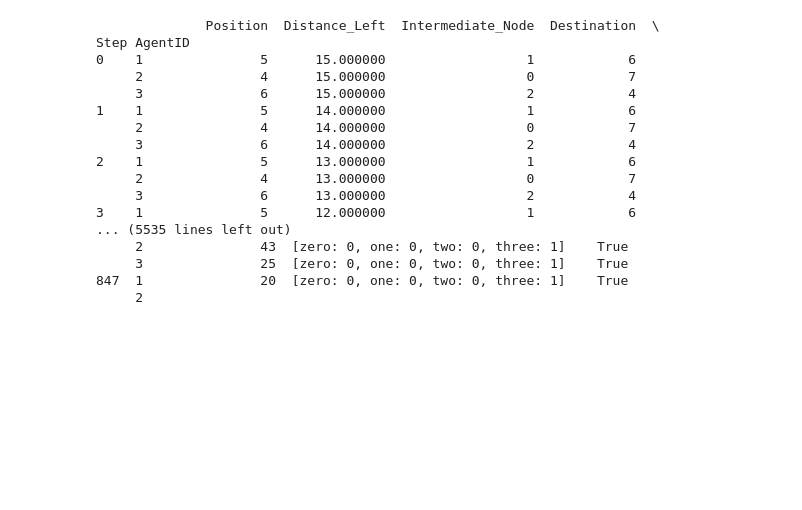
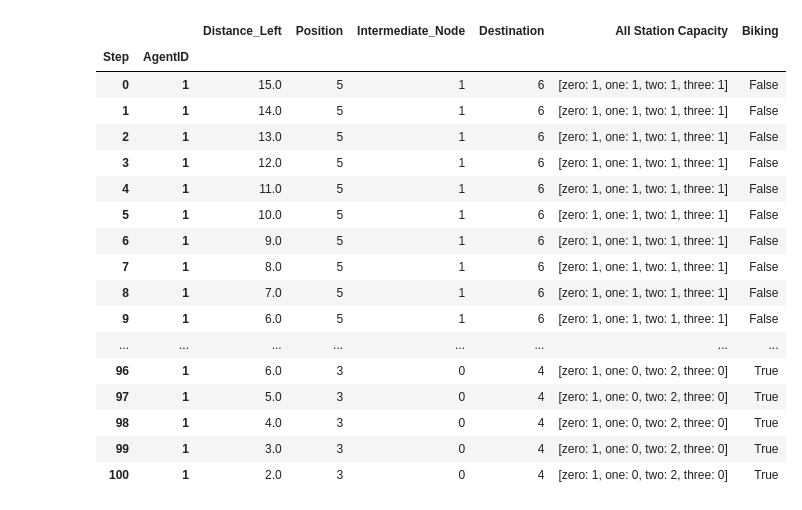
Before and after one commit to devddesai/metrobike, a Jupyter notebook: metrobike.ipynb, the cells around one changed output. Drawn from its saved outputs; the diff is of its cells as text; code cells hidden in the pictures; blank space fills up the shorter version.

```diff
--- a/metrobike.ipynb
+++ b/metrobike.ipynb
@@ -220,17 +221,36 @@ class MyModel(Model):
 # %%
 # model testing for 1 agent; looks to be working correctly.
 model = MyModel(1, seed=1)
-for i in range(1000):
+for i in range(100):
     # print(model.agents[0].get_agent_position(), model.agents[0].get_distance_left(), model.agents[0].get_agent_destination(), model.agents[0].get_intermediate_node())
     model.step()
 
 agent_data = model.datacollector.get_agent_vars_dataframe()
 agent_id = 1
 agent_specific_data = agent_data[agent_data.index.get_level_values('AgentID') == agent_id]
 pd.set_option('display.max_rows', None)
 agent_specific_data[['Position', 'Distance_Left', 'Intermediate_Node', 'Destination', 'All Station Capacity']]
 display(agent_specific_data[['Distance_Left', "Position", 'Intermediate_Node', 'Destination', 'All Station Capacity', 'Biking']]
 )
+# %% [output]
+|  |  | Distance_Left | Position | Intermediate_Node | Destination | All Station Capacity | Biking |
+| Step | AgentID |  |  |  |  |  |  |
+| 0 | 1 | 15.0 | 5 | 1 | 6 | [zero: 1, one: 1, two: 1, three: 1] | False |
+| 1 | 1 | 14.0 | 5 | 1 | 6 | [zero: 1, one: 1, two: 1, three: 1] | False |
+| 2 | 1 | 13.0 | 5 | 1 | 6 | [zero: 1, one: 1, two: 1, three: 1] | False |
+| 3 | 1 | 12.0 | 5 | 1 | 6 | [zero: 1, one: 1, two: 1, three: 1] | False |
+| 4 | 1 | 11.0 | 5 | 1 | 6 | [zero: 1, one: 1, two: 1, three: 1] | False |
+| 5 | 1 | 10.0 | 5 | 1 | 6 | [zero: 1, one: 1, two: 1, three: 1] | False |
+| 6 | 1 | 9.0 | 5 | 1 | 6 | [zero: 1, one: 1, two: 1, three: 1] | False |
+| 7 | 1 | 8.0 | 5 | 1 | 6 | [zero: 1, one: 1, two: 1, three: 1] | False |
+| 8 | 1 | 7.0 | 5 | 1 | 6 | [zero: 1, one: 1, two: 1, three: 1] | False |
+| 9 | 1 | 6.0 | 5 | 1 | 6 | [zero: 1, one: 1, two: 1, three: 1] | False |
+| ... | ... | ... | ... | ... | ... | ... | ... |
+| 96 | 1 | 6.0 | 3 | 0 | 4 | [zero: 1, one: 0, two: 2, three: 0] | True |
+| 97 | 1 | 5.0 | 3 | 0 | 4 | [zero: 1, one: 0, two: 2, three: 0] | True |
+| 98 | 1 | 4.0 | 3 | 0 | 4 | [zero: 1, one: 0, two: 2, three: 0] | True |
+| 99 | 1 | 3.0 | 3 | 0 | 4 | [zero: 1, one: 0, two: 2, three: 0] | True |
+| 100 | 1 | 2.0 | 3 | 0 | 4 | [zero: 1, one: 0, two: 2, three: 0] | True |
 # %%
 # heres some issues I see:
 # i made the network_example graphs have stations(5,1) meaning each station has capcity 5 and 1 bike.
@@ -240,30 +260,3 @@ display(agent_specific_data[['Distance_Left', "Position", 'Intermediate_Node', '
 # agent 3's pathfind also seems wrong, it should want to go in a diagonal line from 6 to 2 to 0 to 4, but rather 6 2 3 4.
 # theres an issue also not just with that pathfind - the agent 3's biking boolean is false at node 2 to 3, but it is
 # biking according to its speed (it has 8 distance left)
-# %%
-# testing now whether the model works with multiple agents
-
-model = MyModel(3, seed=1)
-for i in range(1000):
-    model.step()
-
-agent_data = model.datacollector.get_agent_vars_dataframe()
-agent_data
-# %% [output]
-              Position  Distance_Left  Intermediate_Node  Destination  \
-Step AgentID
-0    1               5      15.000000                  1            6
-     2               4      15.000000                  0            7
-     3               6      15.000000                  2            4
-1    1               5      14.000000                  1            6
-     2               4      14.000000                  0            7
-     3               6      14.000000                  2            4
-2    1               5      13.000000                  1            6
-     2               4      13.000000                  0            7
-     3               6      13.000000                  2            4
-3    1               5      12.000000                  1            6
-... (5535 lines left out)
-     2               43  [zero: 0, one: 0, two: 0, three: 1]    True
-     3               25  [zero: 0, one: 0, two: 0, three: 1]    True
-847  1               20  [zero: 0, one: 0, two: 0, three: 1]    True
-     2
```
Also changed, not shown: parts of 2 cells of this notebook.
